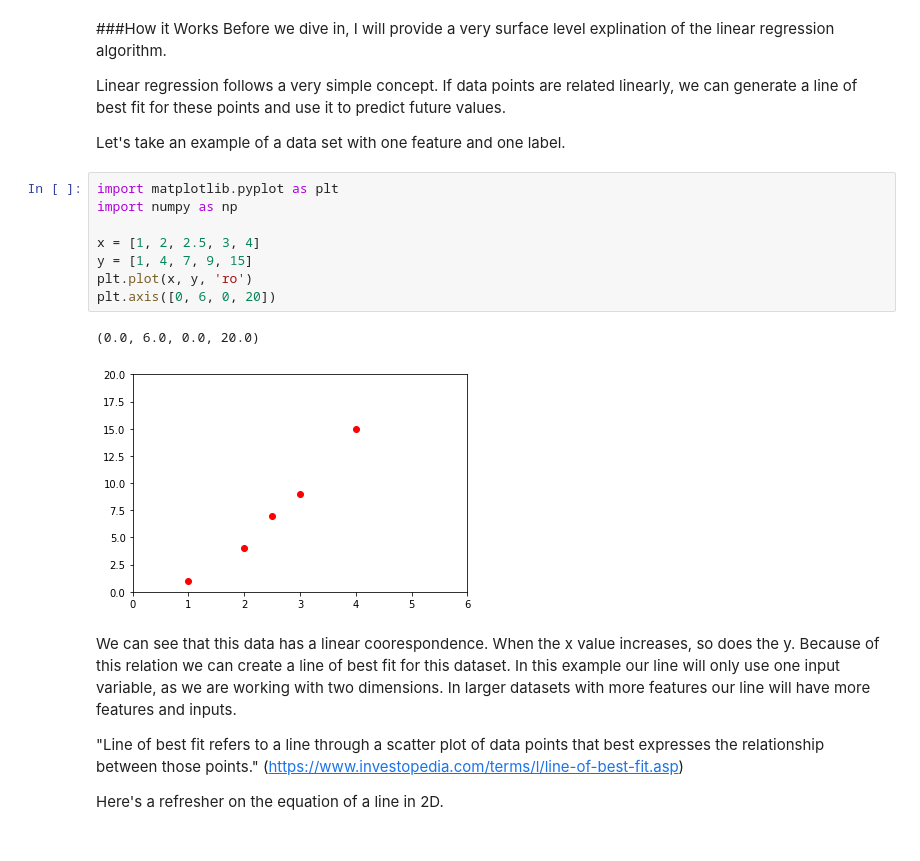
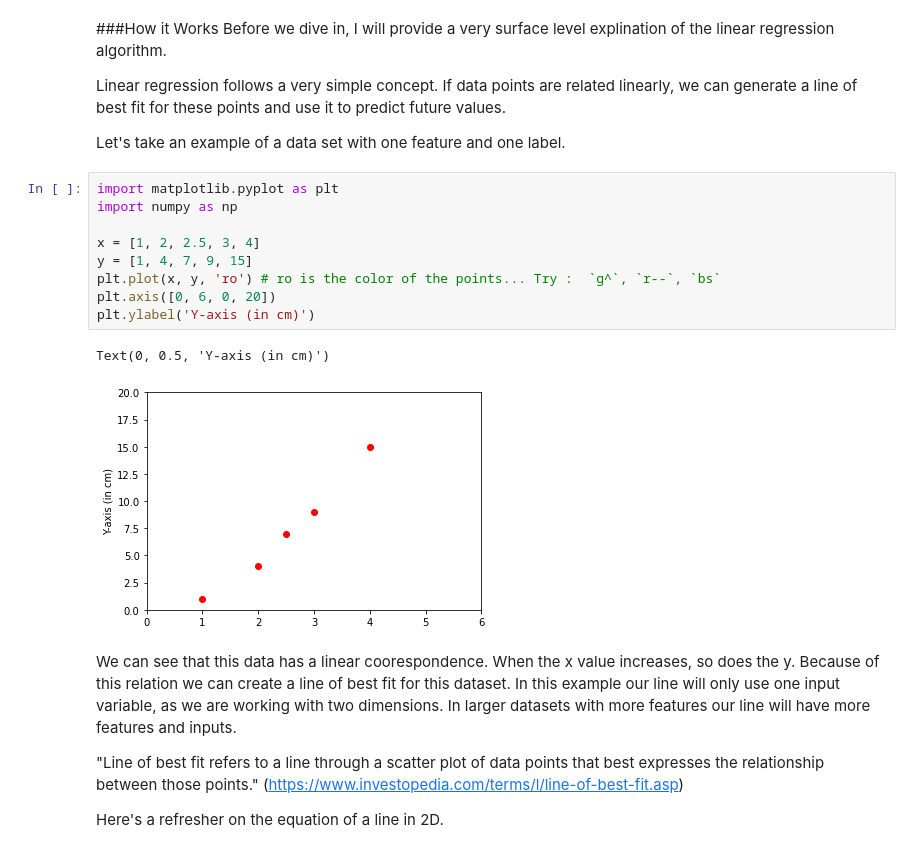
Before and after one commit to Suvraneel/fcc-machine-learning-with-python, a Jupyter notebook: practice/Core_Learning_Algorithms.ipynb, the cells around one changed output. Saved outputs shown, nothing was run; the diff lists cells and outputs as text.

```diff
--- a/practice/Core_Learning_Algorithms.ipynb
+++ b/practice/Core_Learning_Algorithms.ipynb
@@ -28,14 +28,15 @@ Let's take an example of a data set with one feature and one label.
 # %%
 import matplotlib.pyplot as plt
 import numpy as np
 
 x = [1, 2, 2.5, 3, 4]
 y = [1, 4, 7, 9, 15]
-plt.plot(x, y, 'ro')
+plt.plot(x, y, 'ro') # ro is the color of the points... Try :  `g^`, `r--`, `bs`
 plt.axis([0, 6, 0, 20])
+plt.ylabel('Y-axis (in cm)')
 # %% [output]
-(0.0, 6.0, 0.0, 20.0)
+Text(0, 0.5, 'Y-axis (in cm)')
-[figure, old version]
+[figure, new version]
 # %% [markdown]
 We can see that this data has a linear coorespondence. When the x value increases, so does the y. Because of this relation we can create a line of best fit for this dataset. In this example our line will only use one input variable, as we are working with two dimensions. In larger datasets with more features our line will have more features and inputs.
 
```
